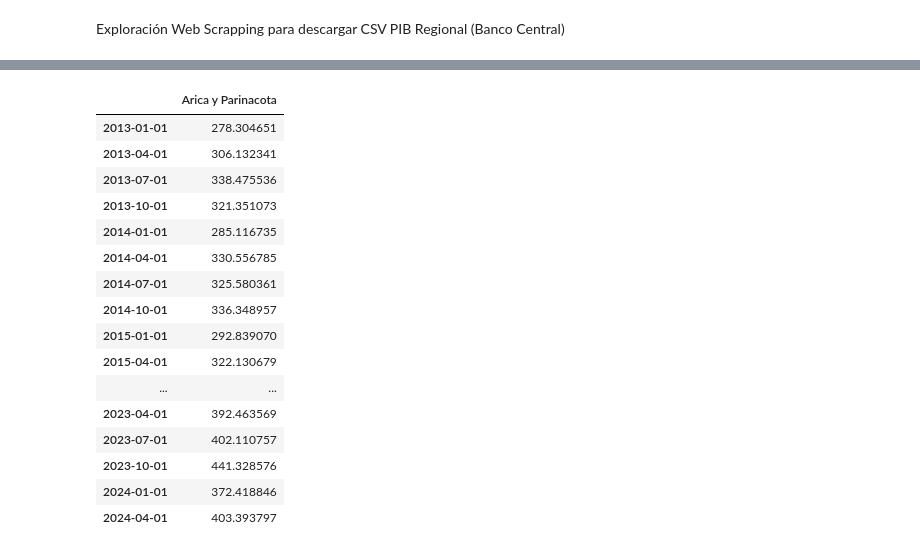
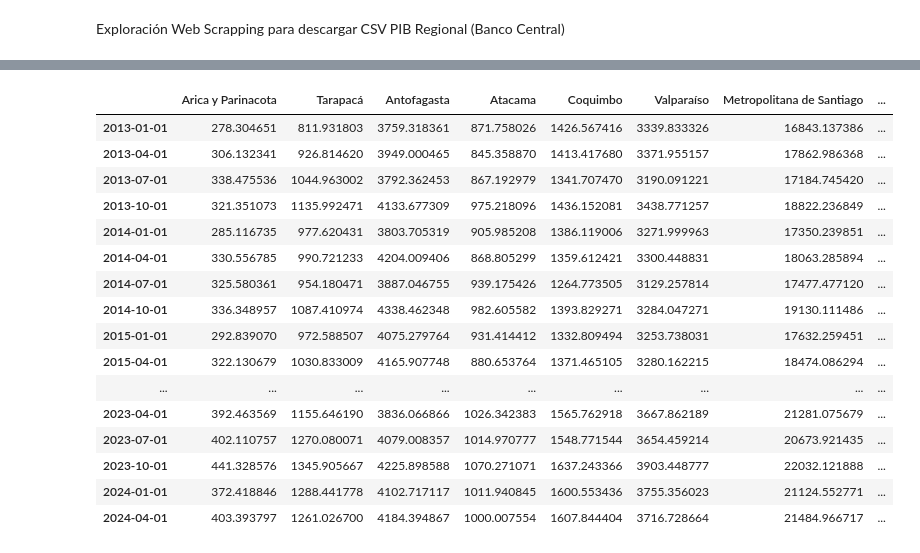
Before and after one commit to bartowen/Tour_Data_Pro, a Jupyter notebook: src/webscrapping.ipynb, the cells around one changed output, grey strips where cells are left out. Drawn from its saved outputs; the diff is of its cells as text; code cells hidden in the pictures.

Commit message:
Exploracion API BCCH 0.2

```diff
--- a/src/webscrapping.ipynb
+++ b/src/webscrapping.ipynb
@@ -141,0 +132,6 @@ Error:
+# %%
+siete = bcchapi.Siete(file="/workspaces/Exploracion_Proyecto_Final/credenciales_bcch.txt")
+
+respuesta=siete.buscar("PIB Región de Antofagasta")
+
+print(respuesta.to_string())
@@ -143,26 +182,30 @@ Error:
 respuesta=siete.buscar("PIB Región de Antofagasta")
 
 print(respuesta.to_string())
-# %%
-siete.cuadro(
-    series=["F035.PIB.FLU.R.CLP.2018.Z.Z.Z.15.0.T",],
-    nombres=["Arica y Parinacota"]
-)
-# %% [output]
-|  | Arica y Parinacota |
-| 2013-01-01 | 278.304651 |
-| 2013-04-01 | 306.132341 |
-| 2013-07-01 | 338.475536 |
-| 2013-10-01 | 321.351073 |
-| 2014-01-01 | 285.116735 |
-| 2014-04-01 | 330.556785 |
-| 2014-07-01 | 325.580361 |
-| 2014-10-01 | 336.348957 |
-| 2015-01-01 | 292.839070 |
-| 2015-04-01 | 322.130679 |
-| ... | ... |
-| 2023-04-01 | 392.463569 |
-| 2023-07-01 | 402.110757 |
-| 2023-10-01 | 441.328576 |
-| 2024-01-01 | 372.418846 |
-| 2024-04-01 | 403.393797 |
+# %%
+siete.cuadro(
+    series=["F035.PIB.FLU.R.CLP.2018.Z.Z.Z.15.0.T","F035.PIB.FLU.R.CLP.2018.Z.Z.Z.01.0.T","F035.PIB.FLU.R.CLP.2018.Z.Z.Z.02.0.T","F035.PIB.FLU.R.CLP.2018.Z.Z.Z.03.0.T","F035.PIB.FLU.R.CLP.2018.Z.Z.Z.04.0.T",\
+            "F035.PIB.FLU.R.CLP.2018.Z.Z.Z.05.0.T","F035.PIB.FLU.R.CLP.2018.Z.Z.Z.13.0.T","F035.PIB.FLU.R.CLP.2018.Z.Z.Z.06.0.T","F035.PIB.FLU.R.CLP.2018.Z.Z.Z.07.0.T","F035.PIB.FLU.R.CLP.2018.Z.Z.Z.16.0.T",\
+            "F035.PIB.FLU.R.CLP.2018.Z.Z.Z.08.0.T","F035.PIB.FLU.R.CLP.2018.Z.Z.Z.09.0.T","F035.PIB.FLU.R.CLP.2018.Z.Z.Z.14.0.T","F035.PIB.FLU.R.CLP.2018.Z.Z.Z.10.0.T","F035.PIB.FLU.R.CLP.2018.Z.Z.Z.11.0.T",\
+            "F035.PIB.FLU.R.CLP.2018.Z.Z.Z.12.0.T"],
+    nombres = ["Arica y Parinacota", "Tarapacá", "Antofagasta", "Atacama", "Coquimbo", "Valparaíso", "Metropolitana de Santiago", "Libertador General Bernardo O'Higgins", "Maule", "Ñuble", "Biobío", "La Araucanía",\
+                "Los Ríos", "Los Lagos", "Aysén del Gral Carlos Ibáñez del Campo", "Magallanes y de la Antártica Chilena"]
+)
+# %% [output]
+|  | Arica y Parinacota | Tarapacá | Antofagasta | Atacama | Coquimbo | Valparaíso | Metropolitana de Santiago | ... |
+| 2013-01-01 | 278.304651 | 811.931803 | 3759.318361 | 871.758026 | 1426.567416 | 3339.833326 | 16843.137386 | ... |
+| 2013-04-01 | 306.132341 | 926.814620 | 3949.000465 | 845.358870 | 1413.417680 | 3371.955157 | 17862.986368 | ... |
+| 2013-07-01 | 338.475536 | 1044.963002 | 3792.362453 | 867.192979 | 1341.707470 | 3190.091221 | 17184.745420 | ... |
+| 2013-10-01 | 321.351073 | 1135.992471 | 4133.677309 | 975.218096 | 1436.152081 | 3438.771257 | 18822.236849 | ... |
+| 2014-01-01 | 285.116735 | 977.620431 | 3803.705319 | 905.985208 | 1386.119006 | 3271.999963 | 17350.239851 | ... |
+| 2014-04-01 | 330.556785 | 990.721233 | 4204.009406 | 868.805299 | 1359.612421 | 3300.448831 | 18063.285894 | ... |
+| 2014-07-01 | 325.580361 | 954.180471 | 3887.046755 | 939.175426 | 1264.773505 | 3129.257814 | 17477.477120 | ... |
+| 2014-10-01 | 336.348957 | 1087.410974 | 4338.462348 | 982.605582 | 1393.829271 | 3284.047271 | 19130.111486 | ... |
+| 2015-01-01 | 292.839070 | 972.588507 | 4075.279764 | 931.414412 | 1332.809494 | 3253.738031 | 17632.259451 | ... |
+| 2015-04-01 | 322.130679 | 1030.833009 | 4165.907748 | 880.653764 | 1371.465105 | 3280.162215 | 18474.086294 | ... |
+| ... | ... | ... | ... | ... | ... | ... | ... | ... |
+| 2023-04-01 | 392.463569 | 1155.646190 | 3836.066866 | 1026.342383 | 1565.762918 | 3667.862189 | 21281.075679 | ... |
+| 2023-07-01 | 402.110757 | 1270.080071 | 4079.008357 | 1014.970777 | 1548.771544 | 3654.459214 | 20673.921435 | ... |
+| 2023-10-01 | 441.328576 | 1345.905667 | 4225.898588 | 1070.271071 | 1637.243366 | 3903.448777 | 22032.121888 | ... |
+| 2024-01-01 | 372.418846 | 1288.441778 | 4102.717117 | 1011.940845 | 1600.553436 | 3755.356023 | 21124.552771 | ... |
+| 2024-04-01 | 403.393797 | 1261.026700 | 4184.394867 | 1000.007554 | 1607.844404 | 3716.728664 | 21484.966717 | ... |
```
Also changed, not shown: parts of 3 cells of this notebook.
